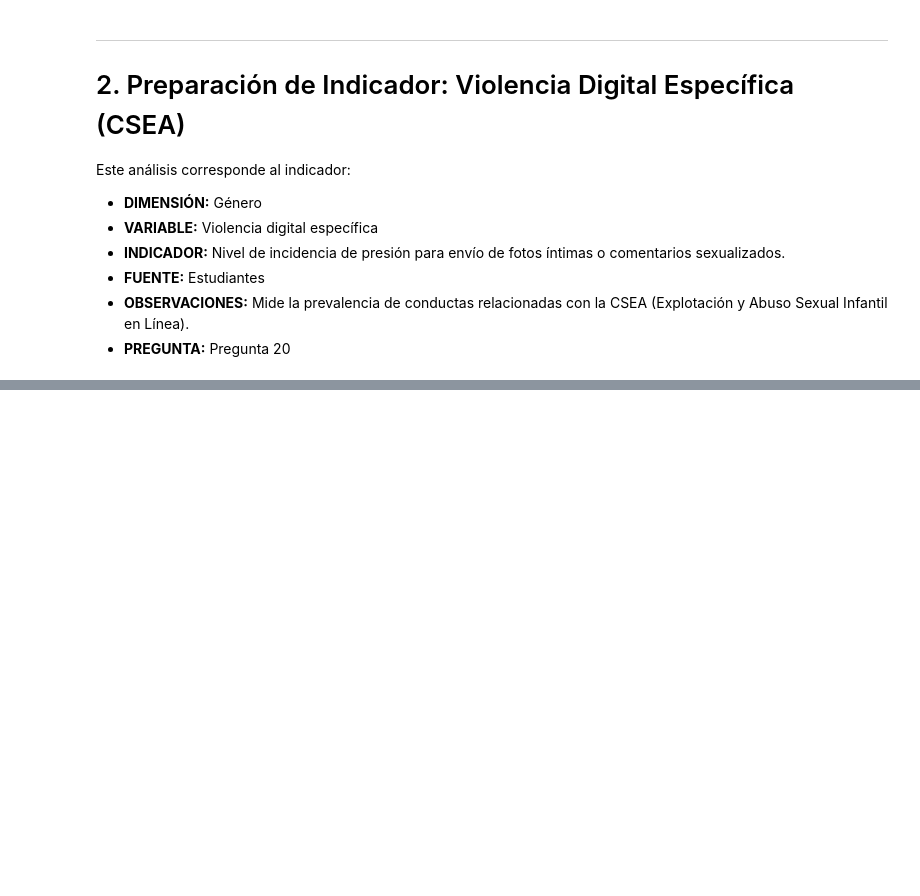
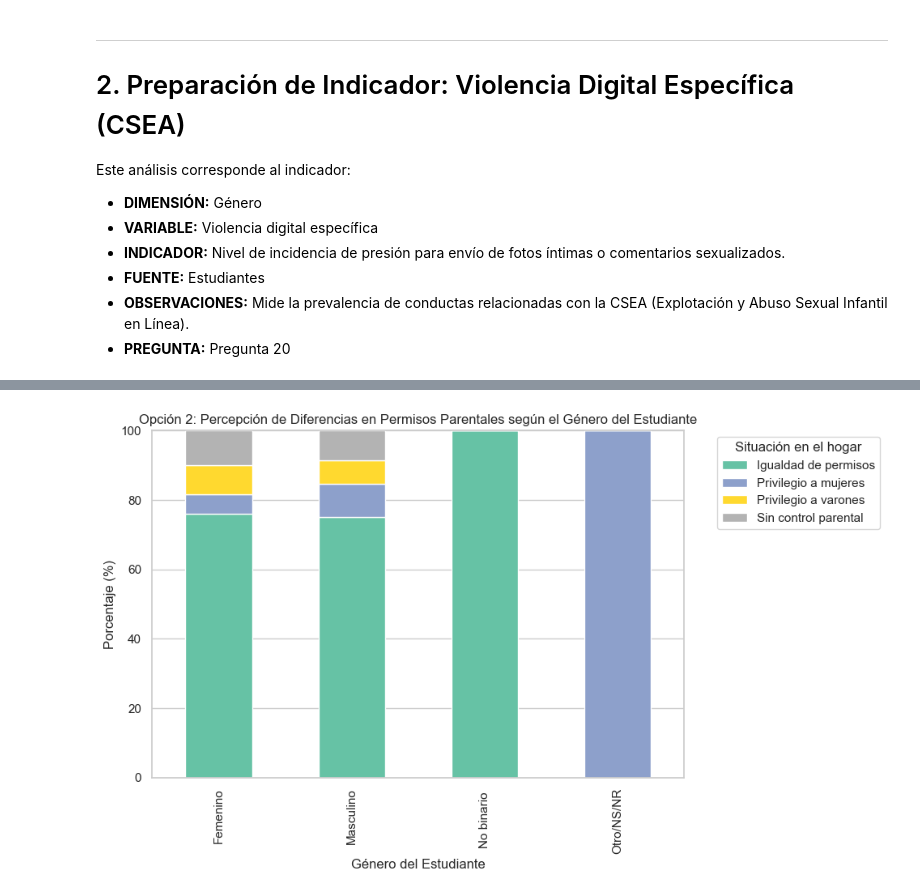
Before and after one commit to paodanchacon/proyecto_violencia_digital, a Jupyter notebook: notebooks/04_Preparacion_Indicadores.ipynb, the cells around one changed output, grey strips where cells are left out. Saved outputs shown, nothing was run; the diff lists cells and outputs as text; code cells hidden in the pictures; blank space fills up the shorter version.

```diff
--- a/notebooks/04_Preparacion_Indicadores.ipynb
+++ b/notebooks/04_Preparacion_Indicadores.ipynb
@@ -200,0 +286,14 @@ plt.show()
+# %%
+# Opción 2: Gráfico de Barras - Detalle del tipo de control parental según el Género del Estudiante
+df_tipo = df_estudiantes.dropna(subset=['tipo_brecha_permisos', 'genero_clean'])
+resumen_tipo_genero = pd.crosstab(df_tipo['genero_clean'], df_tipo['tipo_brecha_permisos'], normalize='index') * 100
+
+resumen_tipo_genero.plot(kind='bar', stacked=True, colormap='Set2', figsize=(10, 6))
+plt.title('Opción 2: Percepción de Diferencias en Permisos Parentales según el Género del Estudiante')
+plt.ylabel('Porcentaje (%)')
+plt.xlabel('Género del Estudiante')
+plt.legend(title='Situación en el hogar', bbox_to_anchor=(1.05, 1), loc='upper left')
+plt.tight_layout()
+plt.show()
+# %% [output]
+[figure, added]
```
Also changed, not shown: parts of 6 cells of this notebook.
